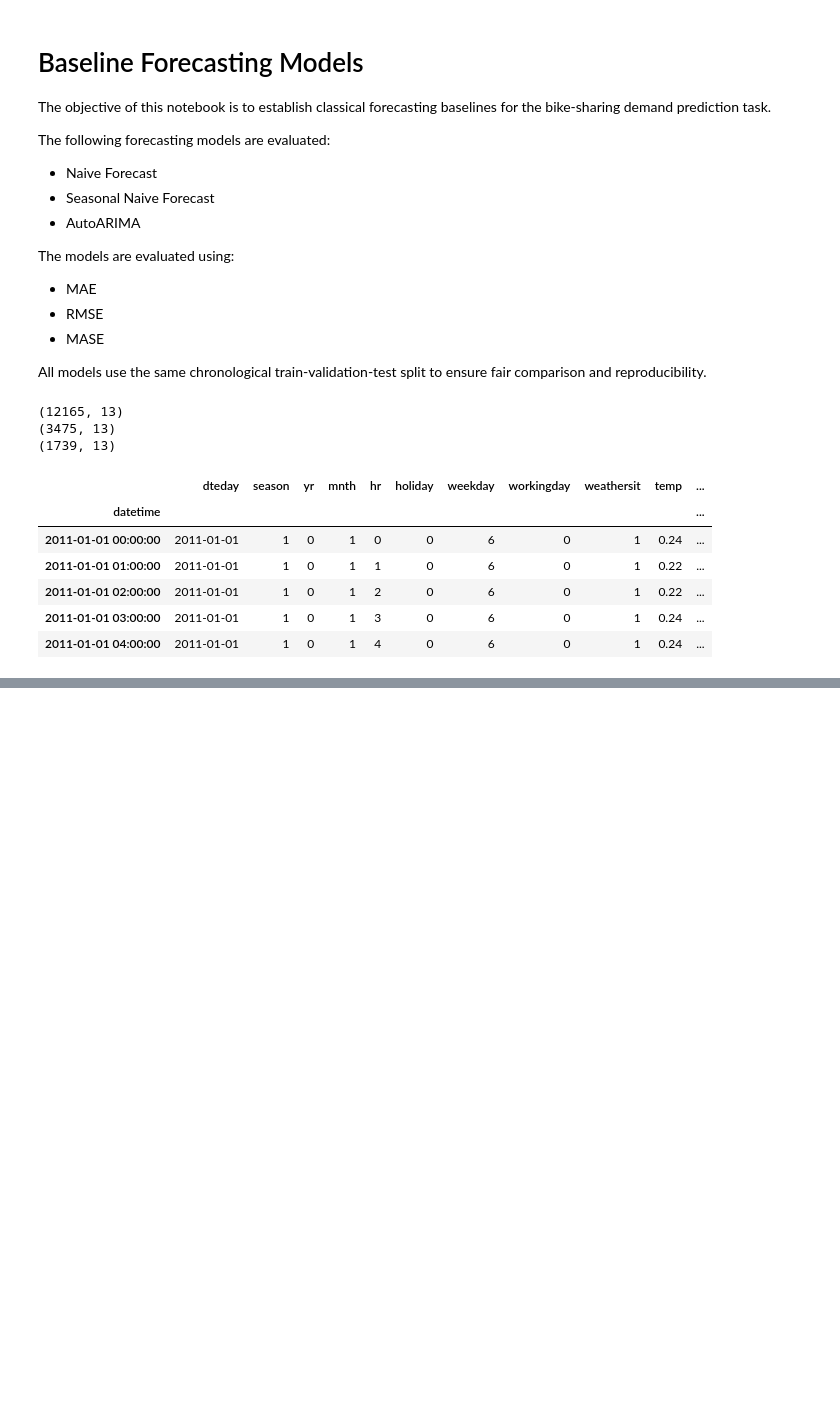
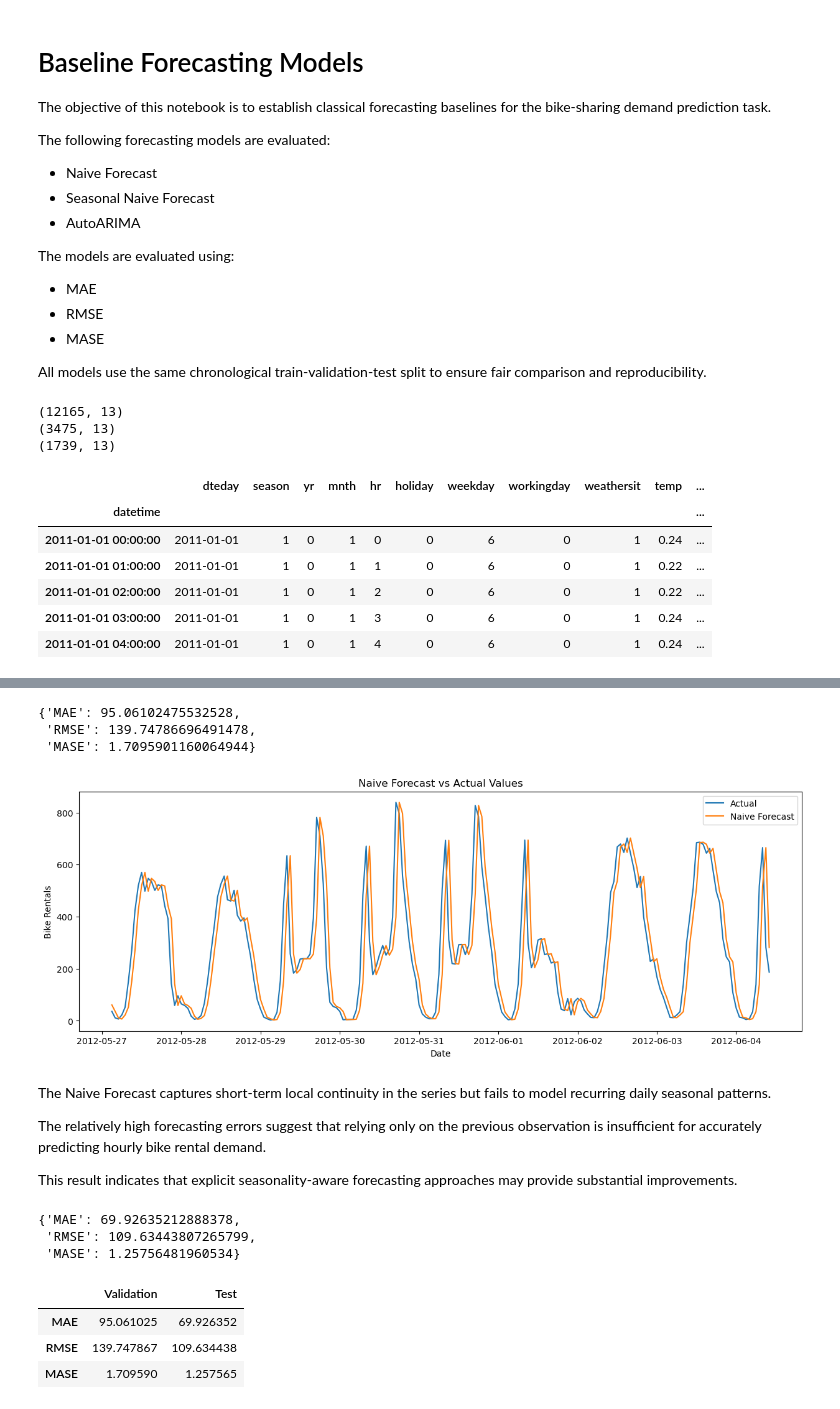
Before and after one commit to Kat-Pelka/RR_project, a Jupyter notebook: notebooks/02_baseline_models.ipynb, the cells around one changed output, grey strips where cells are left out. Saved outputs shown, nothing was run; the diff lists cells and outputs as text; code cells hidden in the pictures; blank space fills up the shorter version.

Commit message:
Add naive forecasting baseline

```diff
--- a/notebooks/02_baseline_models.ipynb
+++ b/notebooks/02_baseline_models.ipynb
@@ -105,0 +127,3 @@ def evaluate_forecast(
+# %%
+# validation forecast
+naive_val_pred = val["cnt"].shift(1)
@@ -105,0 +140,47 @@ def evaluate_forecast(
+# %%
+naive_val_pred = naive_val_pred.dropna()
+
+val_actual = val["cnt"].iloc[1:]
+# %%
+# evaluation
+naive_val_results = evaluate_forecast(
+    val_actual,
+    naive_val_pred,
+    train["cnt"]
+)
+
+naive_val_results
+# %% [output]
+{'MAE': 95.06102475532528,
+ 'RMSE': 139.74786696491478,
+ 'MASE': 1.7095901160064944}
+# %%
+plt.figure(figsize=(15,5))
+
+plt.plot(
+    val_actual.index[:200],
+    val_actual[:200],
+    label="Actual"
+)
+
+plt.plot(
+    naive_val_pred.index[:200],
+    naive_val_pred[:200],
+    label="Naive Forecast"
+)
+
+plt.title("Naive Forecast vs Actual Values")
+plt.xlabel("Date")
+plt.ylabel("Bike Rentals")
+
+plt.legend()
+
+plt.show()
+# %% [output]
+[figure, added]
+# %% [markdown]
+The Naive Forecast captures short-term local continuity in the series but fails to model recurring daily seasonal patterns.
+
+The relatively high forecasting errors suggest that relying only on the previous observation is insufficient for accurately predicting hourly bike rental demand.
+
+This result indicates that explicit seasonality-aware forecasting approaches may provide substantial improvements.
@@ -105,0 +194,26 @@ def evaluate_forecast(
+# %%
+# evaluation
+naive_test_results = evaluate_forecast(
+    test_actual,
+    naive_test_pred,
+    train["cnt"]
+)
+
+naive_test_results
+# %% [output]
+{'MAE': 69.92635212888378,
+ 'RMSE': 109.63443807265799,
+ 'MASE': 1.25756481960534}
+# %%
+# validation vs test results comparison
+naive_results_df = pd.DataFrame({
+    "Validation": naive_val_results,
+    "Test": naive_test_results
+})
+
+naive_results_df
+# %% [output]
+|  | Validation | Test |
+| MAE | 95.061025 | 69.926352 |
+| RMSE | 139.747867 | 109.634438 |
+| MASE | 1.709590 | 1.257565 |
```
Also changed, not shown: parts of 6 cells of this notebook.
